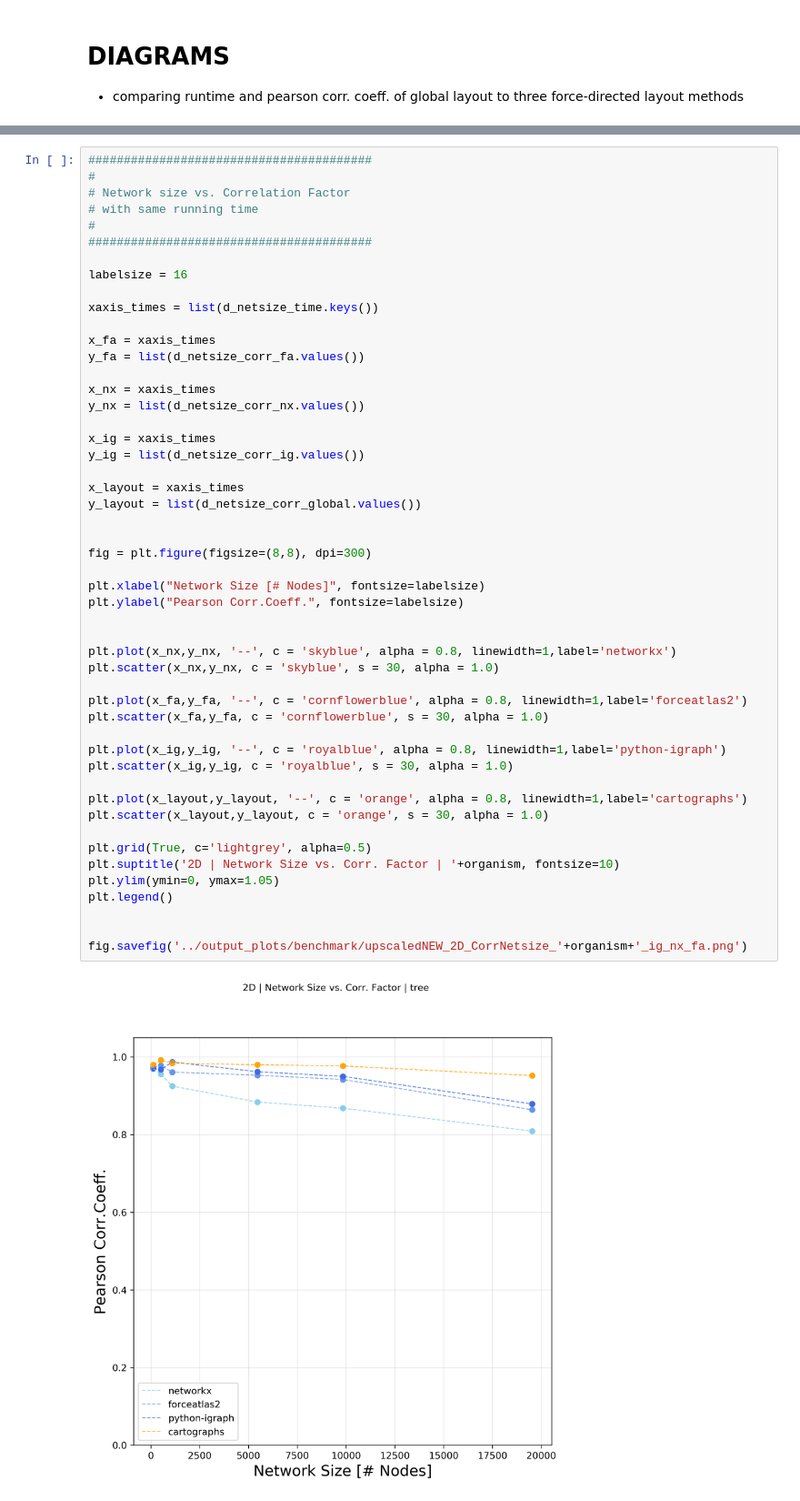
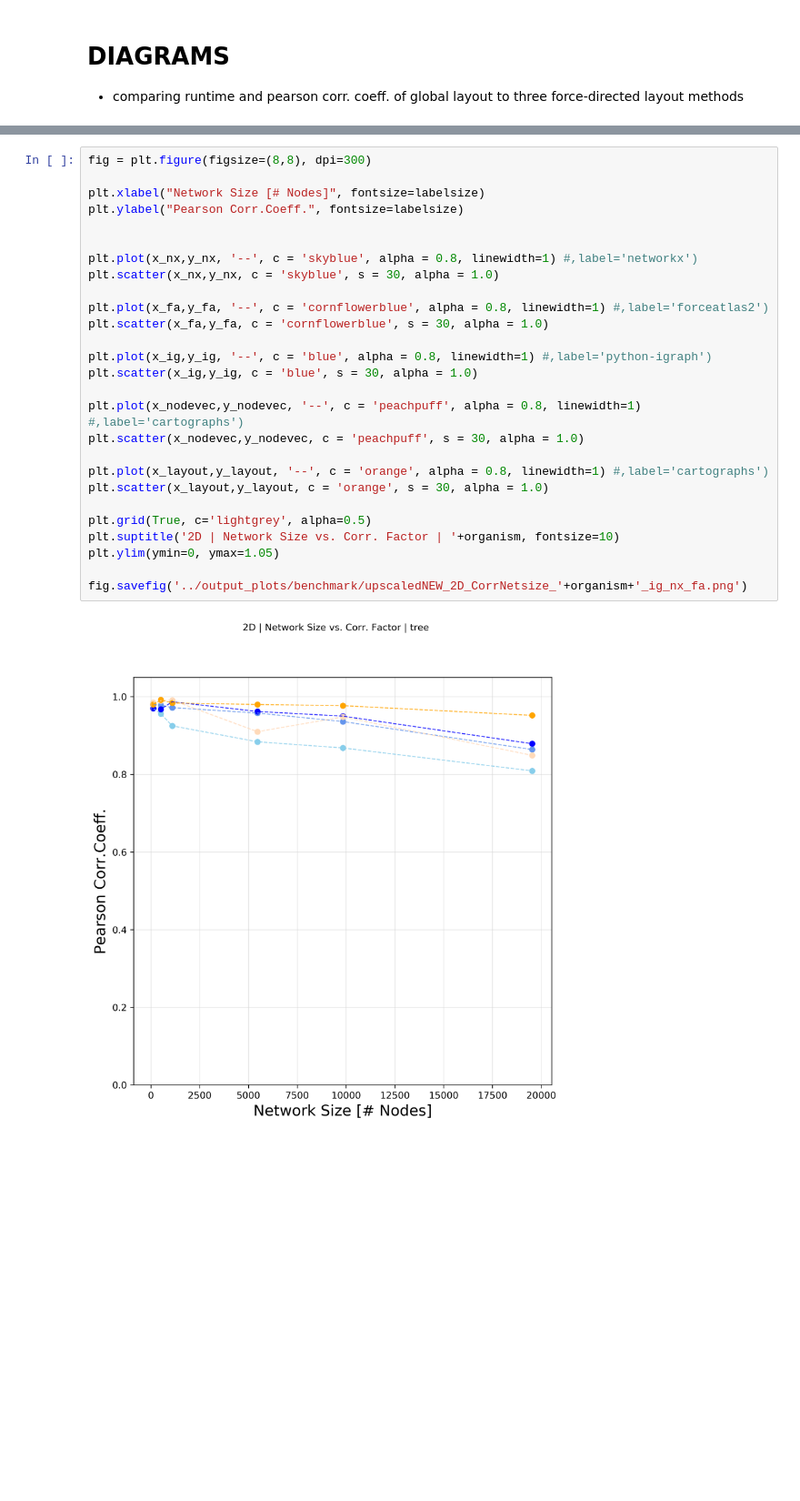
Before and after one commit to menchelab/CartoGRAPHs, a Jupyter notebook: benchmark/benchmarks_UPSCALED-2DTREE.ipynb, the cells around one changed output, grey strips where cells are left out. Shown at 91% size. Cells and saved outputs as stored; diff of their text form; blank space fills up the shorter version.

```diff
--- a/benchmark/benchmarks_UPSCALED-2DTREE.ipynb
+++ b/benchmark/benchmarks_UPSCALED-2DTREE.ipynb
@@ -1691,52 +1716,29 @@ d_netsize_time_ig = {
 # %%
-########################################
-#
-# Network size vs. Correlation Factor
-# with same running time
-#
-########################################
-
-labelsize = 16
-
-xaxis_times = list(d_netsize_time.keys())
-
-x_fa = xaxis_times
-y_fa = list(d_netsize_corr_fa.values())
-
-x_nx = xaxis_times
-y_nx = list(d_netsize_corr_nx.values())
-
-x_ig = xaxis_times
-y_ig = list(d_netsize_corr_ig.values())
-
-x_layout = xaxis_times
-y_layout = list(d_netsize_corr_global.values())
-
-
 fig = plt.figure(figsize=(8,8), dpi=300)
 
 plt.xlabel("Network Size [# Nodes]", fontsize=labelsize)
 plt.ylabel("Pearson Corr.Coeff.", fontsize=labelsize)
 
 
-plt.plot(x_nx,y_nx, '--', c = 'skyblue', alpha = 0.8, linewidth=1,label='networkx')
+plt.plot(x_nx,y_nx, '--', c = 'skyblue', alpha = 0.8, linewidth=1) #,label='networkx')
 plt.scatter(x_nx,y_nx, c = 'skyblue', s = 30, alpha = 1.0)
 
-plt.plot(x_fa,y_fa, '--', c = 'cornflowerblue', alpha = 0.8, linewidth=1,label='forceatlas2')
+plt.plot(x_fa,y_fa, '--', c = 'cornflowerblue', alpha = 0.8, linewidth=1) #,label='forceatlas2')
 plt.scatter(x_fa,y_fa, c = 'cornflowerblue', s = 30, alpha = 1.0)
 
-plt.plot(x_ig,y_ig, '--', c = 'royalblue', alpha = 0.8, linewidth=1,label='python-igraph')
-plt.scatter(x_ig,y_ig, c = 'royalblue', s = 30, alpha = 1.0)
+plt.plot(x_ig,y_ig, '--', c = 'blue', alpha = 0.8, linewidth=1) #,label='python-igraph')
+plt.scatter(x_ig,y_ig, c = 'blue', s = 30, alpha = 1.0)
 
-plt.plot(x_layout,y_layout, '--', c = 'orange', alpha = 0.8, linewidth=1,label='cartographs')
+plt.plot(x_nodevec,y_nodevec, '--', c = 'peachpuff', alpha = 0.8, linewidth=1) #,label='cartographs')
+plt.scatter(x_nodevec,y_nodevec, c = 'peachpuff', s = 30, alpha = 1.0)
+
+plt.plot(x_layout,y_layout, '--', c = 'orange', alpha = 0.8, linewidth=1) #,label='cartographs')
 plt.scatter(x_layout,y_layout, c = 'orange', s = 30, alpha = 1.0)
 
 plt.grid(True, c='lightgrey', alpha=0.5)
 plt.suptitle('2D | Network Size vs. Corr. Factor | '+organism, fontsize=10)
 plt.ylim(ymin=0, ymax=1.05)
-plt.legend()
-
 
 fig.savefig('../output_plots/benchmark/upscaledNEW_2D_CorrNetsize_'+organism+'_ig_nx_fa.png')
 # %% [output]
-[figure, old version]
+[figure, new version]
```
Also changed, not shown: parts of 6 cells of this notebook, 2 other files.
